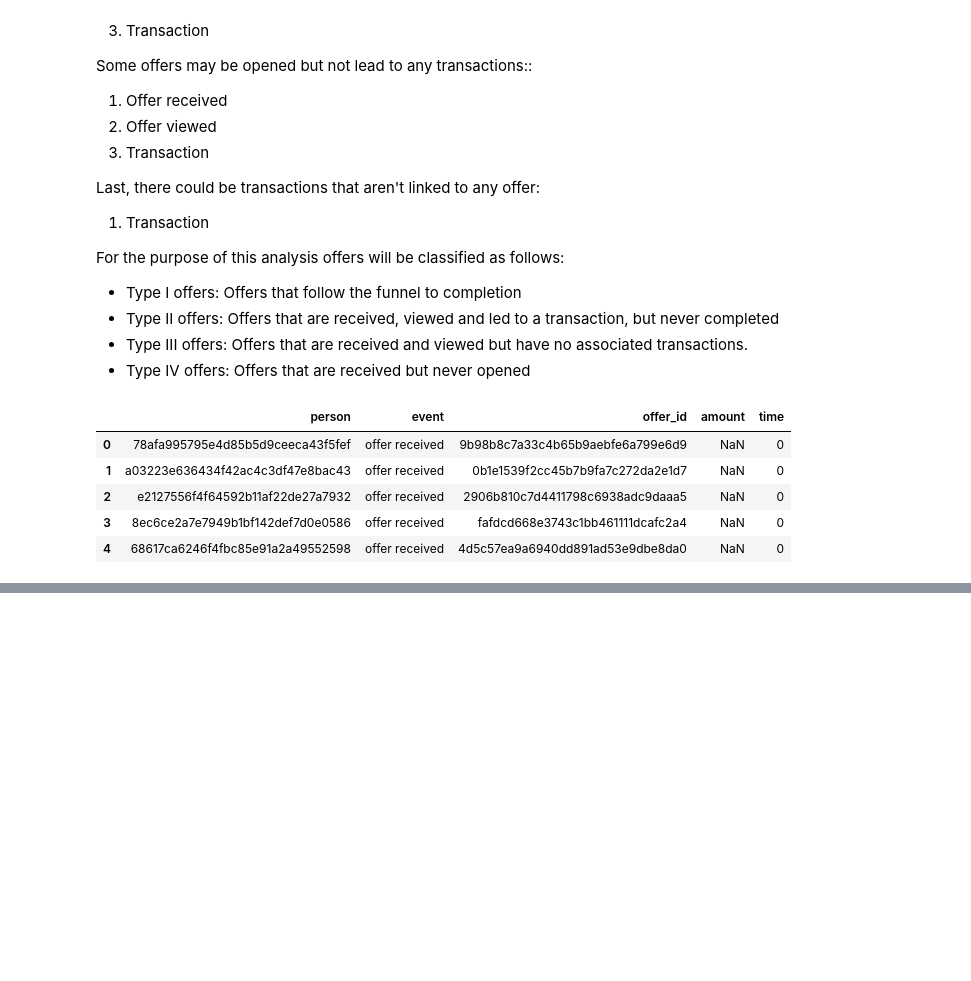
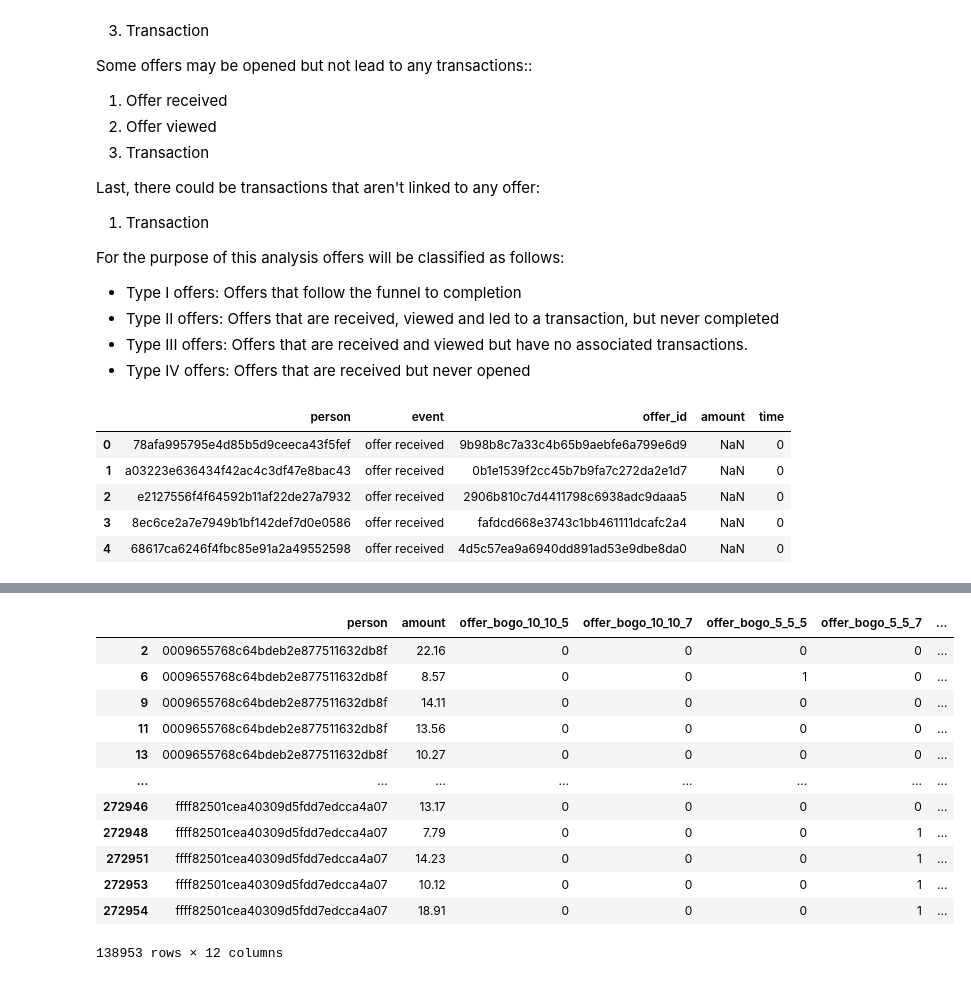
Before and after one commit to atrgz/starbucks_capstone, a Jupyter notebook: Starbucks_Capstone_notebook.ipynb, the cells around one changed output, grey strips where cells are left out. Drawn from its saved outputs; the diff is of its cells as text; code cells hidden in the pictures; blank space fills up the shorter version.

Commit message:
Add dummy matrix for personXoffer

```diff
--- a/Starbucks_Capstone_notebook.ipynb
+++ b/Starbucks_Capstone_notebook.ipynb
@@ -487,0 +490,14 @@ log.head()
+# %%
+# Dictionary
+offer_dictionary = {
+    row["id"]: f"{row['offer_type']}_{row['reward']}_{row['difficulty']}_{row['duration']}"
+    for _, row in portfolio.iterrows()
+}
+# %%
+# To answer the question: offers active during transactions
+
+transaction_per_person = log[log['event'] == 'transaction'][['person', 'amount', 'active_offers']] # extract transactions
+transaction_per_person.loc[:, 'active_offers'] = transaction_per_person['active_offers'].apply(lambda x: [offer[0] for offer in x] if isinstance(x, list) else []) # keep only offer full name
+transaction_per_person['active_offers'] = transaction_per_person['active_offers'].apply(
+    lambda offers: [offer_dictionary.get(offer, offer) for offer in offers] # Apply dictionary
+)
@@ -487,0 +520,26 @@ log.head()
+# %%
+# Explode active_offers
+transaction_per_person_exploded = transaction_per_person.explode("active_offers")
+
+# Create dummies
+transaction_per_person_dummies = pd.get_dummies(transaction_per_person_exploded["active_offers"], prefix="offer").fillna(0).astype(bool).astype(int)
+
+# join back
+transaction_per_person_final = transaction_per_person_exploded.drop(columns=["active_offers"]).join(transaction_per_person_dummies)
+
+# group by index
+transaction_per_person_final.groupby(level=0).max()
+# %% [output]
+|  | person | amount | offer_bogo_10_10_5 | offer_bogo_10_10_7 | offer_bogo_5_5_5 | offer_bogo_5_5_7 | ... |
+| 2 | 0009655768c64bdeb2e877511632db8f | 22.16 | 0 | 0 | 0 | 0 | ... |
+| 6 | 0009655768c64bdeb2e877511632db8f | 8.57 | 0 | 0 | 1 | 0 | ... |
+| 9 | 0009655768c64bdeb2e877511632db8f | 14.11 | 0 | 0 | 0 | 0 | ... |
+| 11 | 0009655768c64bdeb2e877511632db8f | 13.56 | 0 | 0 | 0 | 0 | ... |
+| 13 | 0009655768c64bdeb2e877511632db8f | 10.27 | 0 | 0 | 0 | 0 | ... |
+| ... | ... | ... | ... | ... | ... | ... | ... |
+| 272946 | ffff82501cea40309d5fdd7edcca4a07 | 13.17 | 0 | 0 | 0 | 0 | ... |
+| 272948 | ffff82501cea40309d5fdd7edcca4a07 | 7.79 | 0 | 0 | 0 | 1 | ... |
+| 272951 | ffff82501cea40309d5fdd7edcca4a07 | 14.23 | 0 | 0 | 0 | 1 | ... |
+| 272953 | ffff82501cea40309d5fdd7edcca4a07 | 10.12 | 0 | 0 | 0 | 1 | ... |
+| 272954 | ffff82501cea40309d5fdd7edcca4a07 | 18.91 | 0 | 0 | 0 | 1 | ... |
+138953 rows × 12 columns
```
Also changed, not shown: parts of 2 cells of this notebook.
